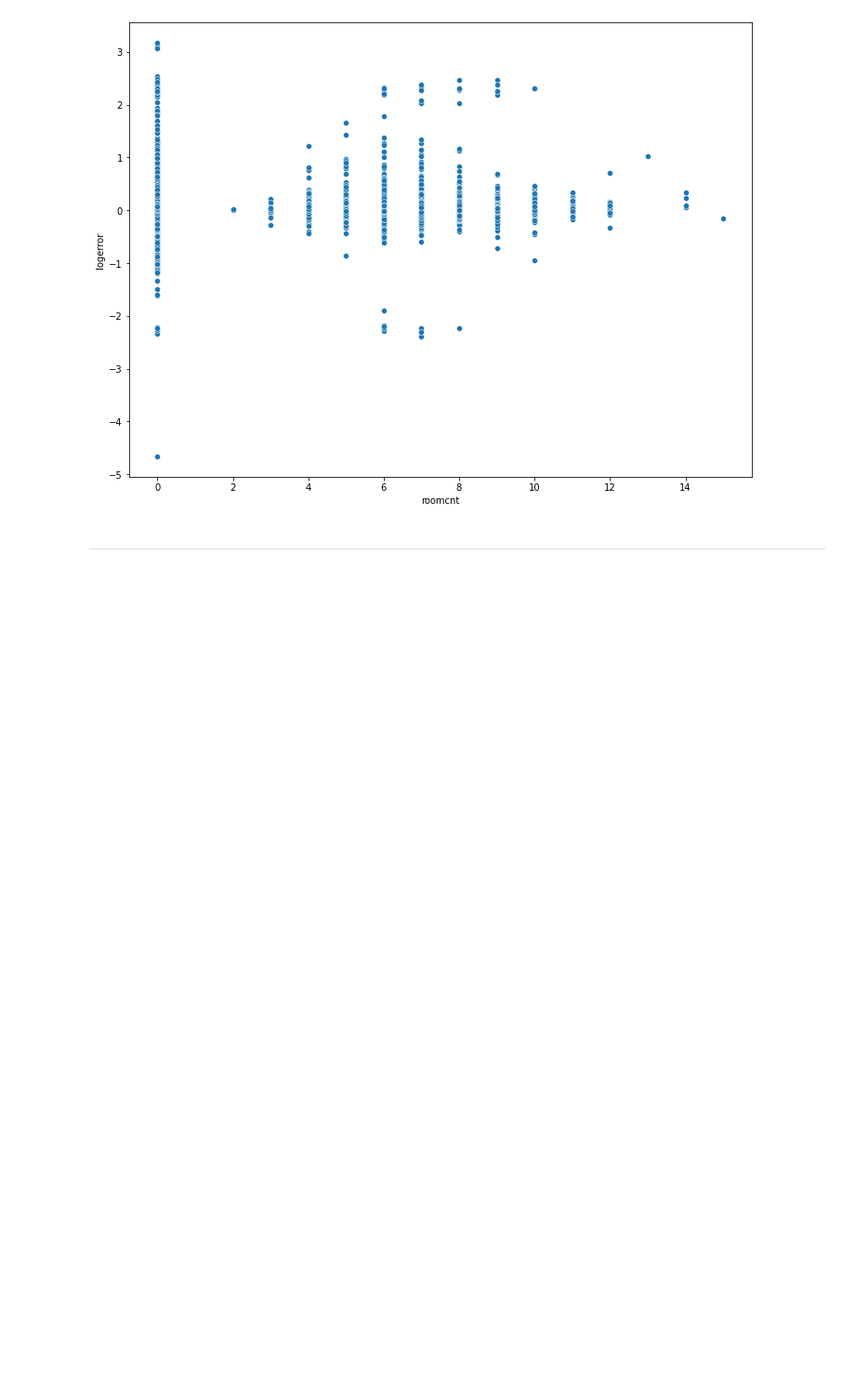
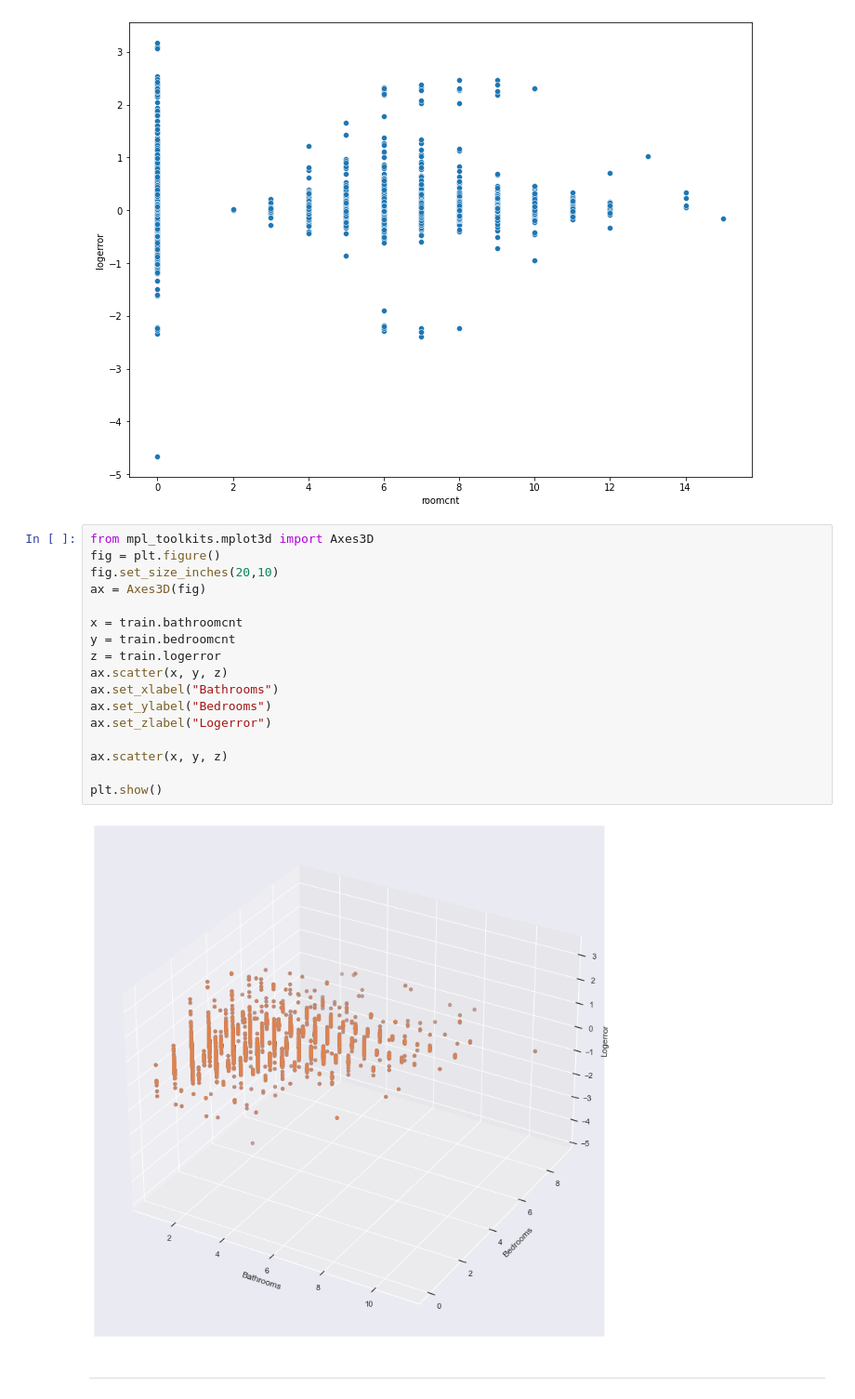
Before and after one commit to m3redithw/clustering-exercises, a Jupyter notebook: explore_zillow.ipynb, the cells around one changed output. Shown at 93% size. Saved outputs shown, nothing was run; the diff lists cells and outputs as text; blank space fills up the shorter version.

```diff
--- a/explore_zillow.ipynb
+++ b/explore_zillow.ipynb
@@ -527,5 +527,24 @@ sns.scatterplot(x='roomcnt', y='logerror', data = train)
 # %% [output]
 <AxesSubplot:xlabel='roomcnt', ylabel='logerror'>
 [figure]
+# %%
+from mpl_toolkits.mplot3d import Axes3D
+fig = plt.figure()
+fig.set_size_inches(20,10)
+ax = Axes3D(fig)
+
+x = train.bathroomcnt
+y = train.bedroomcnt
+z = train.logerror
+ax.scatter(x, y, z)
+ax.set_xlabel("Bathrooms")
+ax.set_ylabel("Bedrooms")
+ax.set_zlabel("Logerror")
+
+ax.scatter(x, y, z)
+
+plt.show()
+# %% [output]
+[figure, added]
 # %% [markdown]
 ***
```
Also changed, not shown: parts of 10 cells of this notebook.
